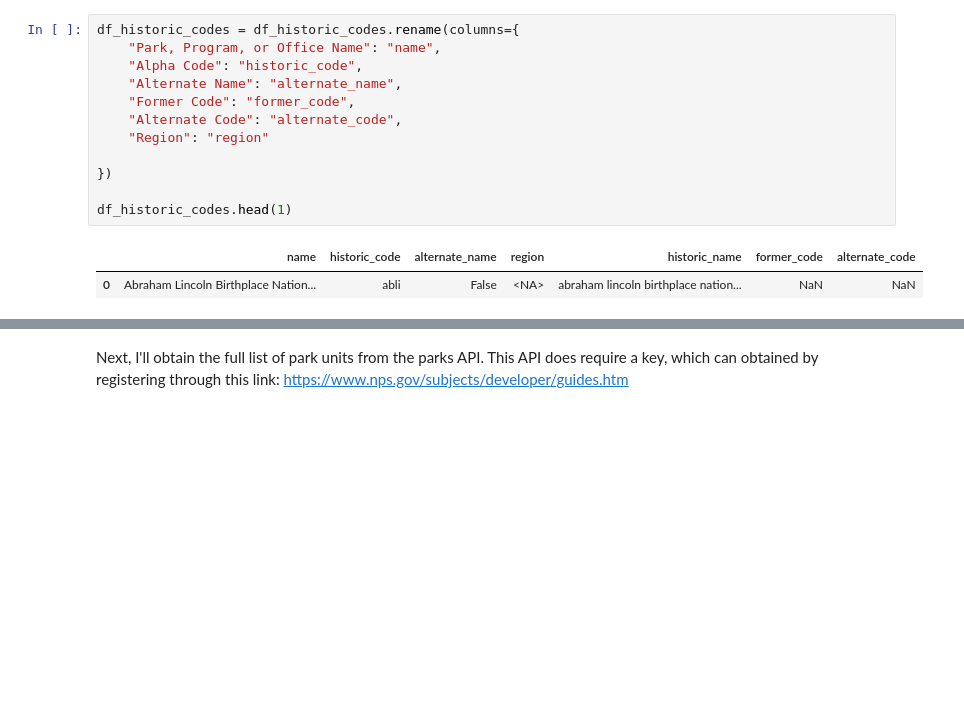
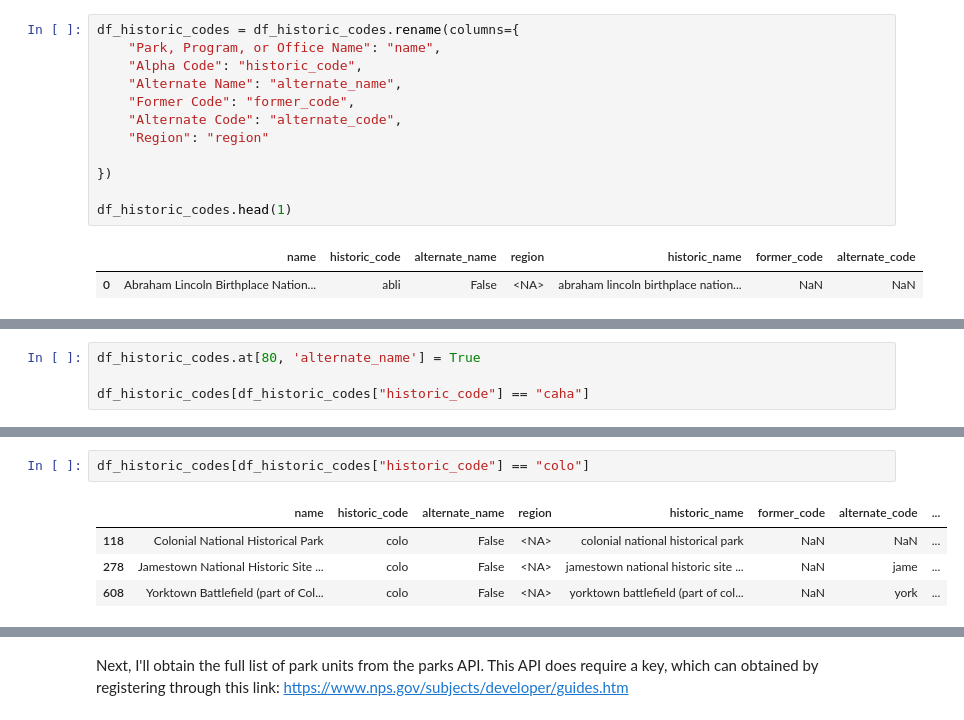
Before and after one commit to jeccalong/NPS_Mortality_Analysis, a Jupyter notebook: Notebooks/aquisitionAndCleaning.ipynb, the cells around one changed output, grey strips where cells are left out. Cells and saved outputs as stored; diff of their text form; blank space fills up the shorter version.

```diff
--- a/Notebooks/aquisitionAndCleaning.ipynb
+++ b/Notebooks/aquisitionAndCleaning.ipynb
@@ -1105,0 +1127,4 @@ df_historic_codes.head(1)
+# %%
+df_historic_codes.at[80, 'alternate_name'] = True
+
+df_historic_codes[df_historic_codes["historic_code"] == "caha"]
@@ -1105,0 +1135,7 @@ df_historic_codes.head(1)
+# %%
+df_historic_codes[df_historic_codes["historic_code"] == "colo"]
+# %% [output]
+|  | name | historic_code | alternate_name | region | historic_name | former_code | alternate_code | ... |
+| 118 | Colonial National Historical Park | colo | False | <NA> | colonial national historical park | NaN | NaN | ... |
+| 278 | Jamestown National Historic Site ... | colo | False | <NA> | jamestown national historic site ... | NaN | jame | ... |
+| 608 | Yorktown Battlefield (part of Col... | colo | False | <NA> | yorktown battlefield (part of col... | NaN | york | ... |
```
Also changed, not shown: parts of 43 cells of this notebook, 1 other file.
